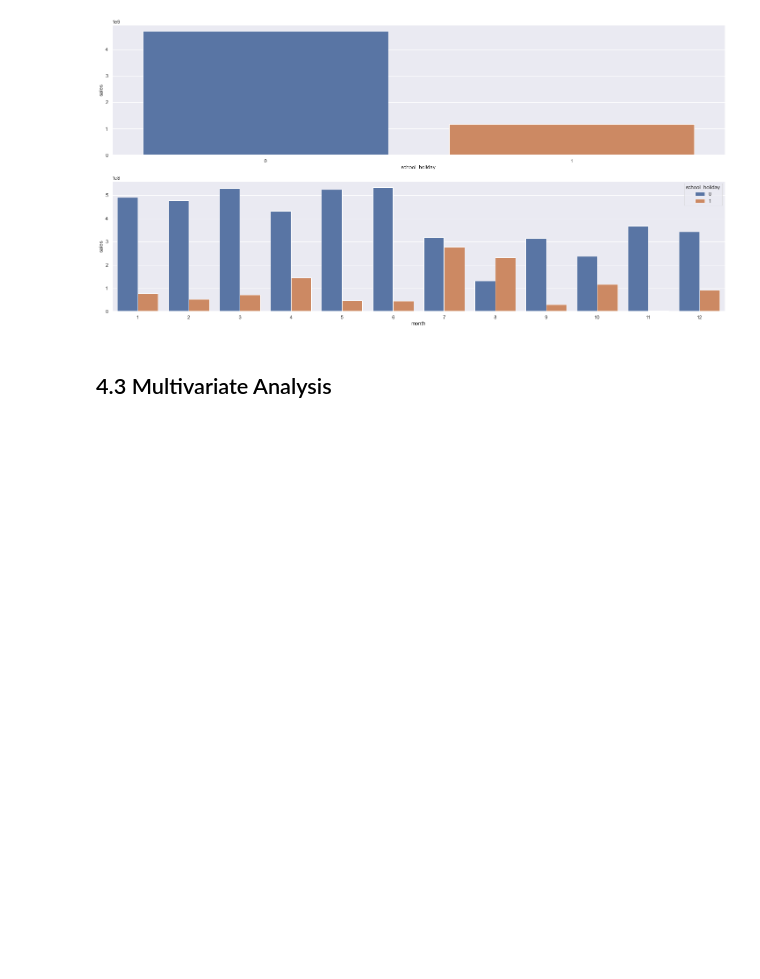
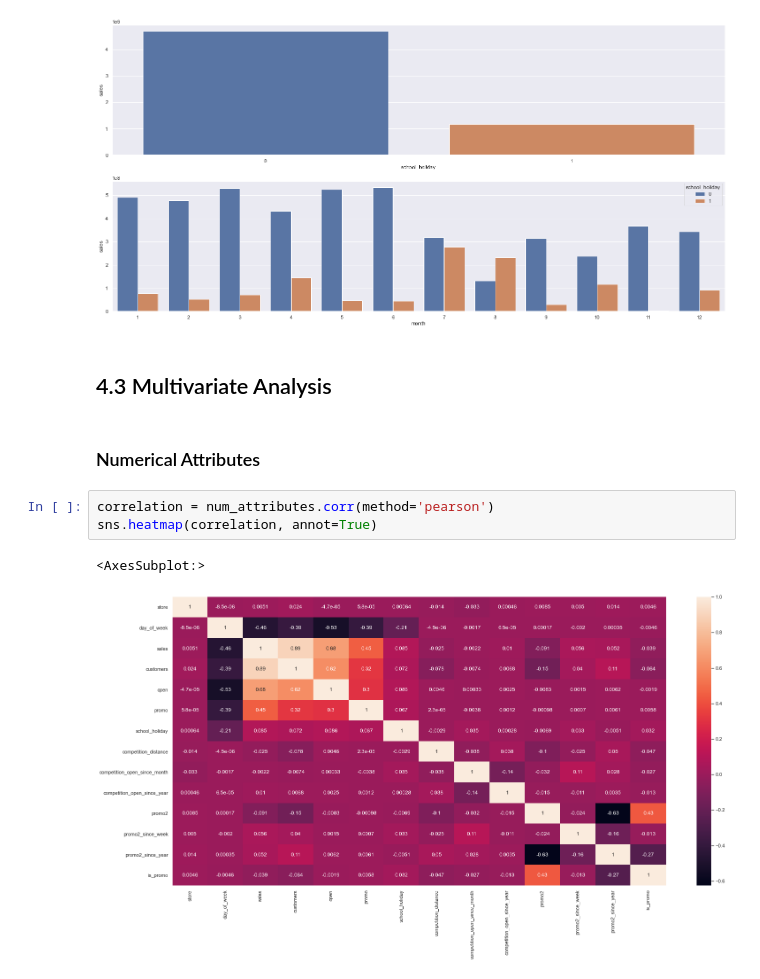
Before and after one commit to Riva-Felix/DS-Projects, a Jupyter notebook: DS_EM_Producao.ipynb, the cells around one changed output. Drawn from its saved outputs; the diff is of its cells as text; blank space fills up the shorter version.

```diff
--- a/DS_EM_Producao.ipynb
+++ b/DS_EM_Producao.ipynb
@@ -658,3 +661,11 @@ sns.barplot(x='month', y='sales', hue='school_holiday', data=aux2);
 [figure]
 # %% [markdown]
 ## 4.3 Multivariate Analysis
+# %% [markdown]
+### Numerical Attributes
+# %%
+correlation = num_attributes.corr(method='pearson')
+sns.heatmap(correlation, annot=True)
+# %% [output]
+<AxesSubplot:>
+[figure, added]
```
Also changed, not shown: parts of 19 cells of this notebook.
